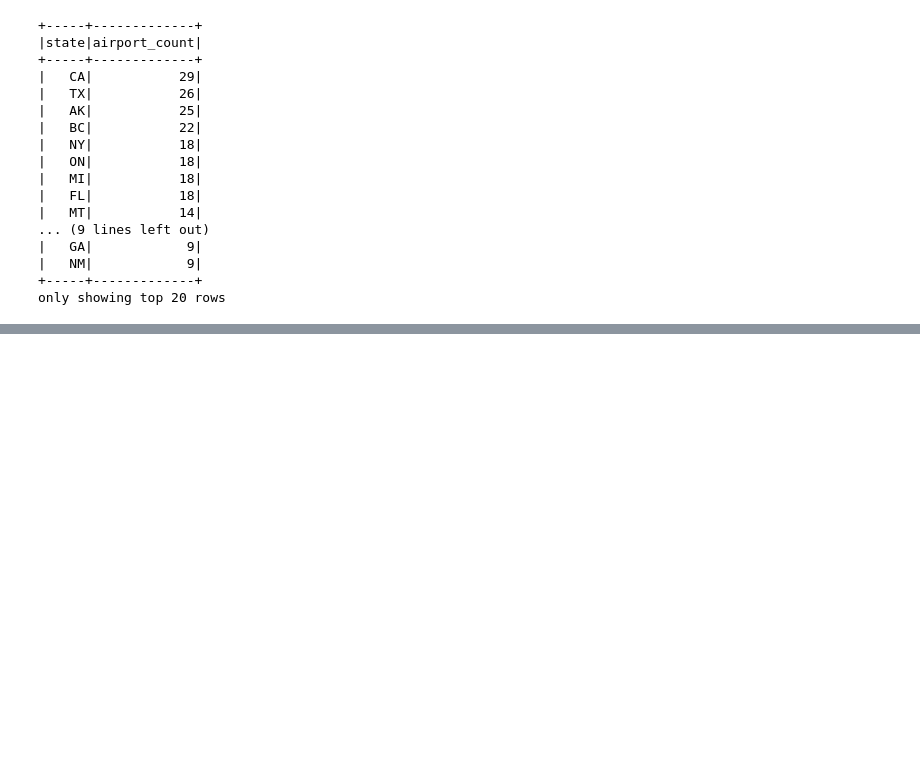
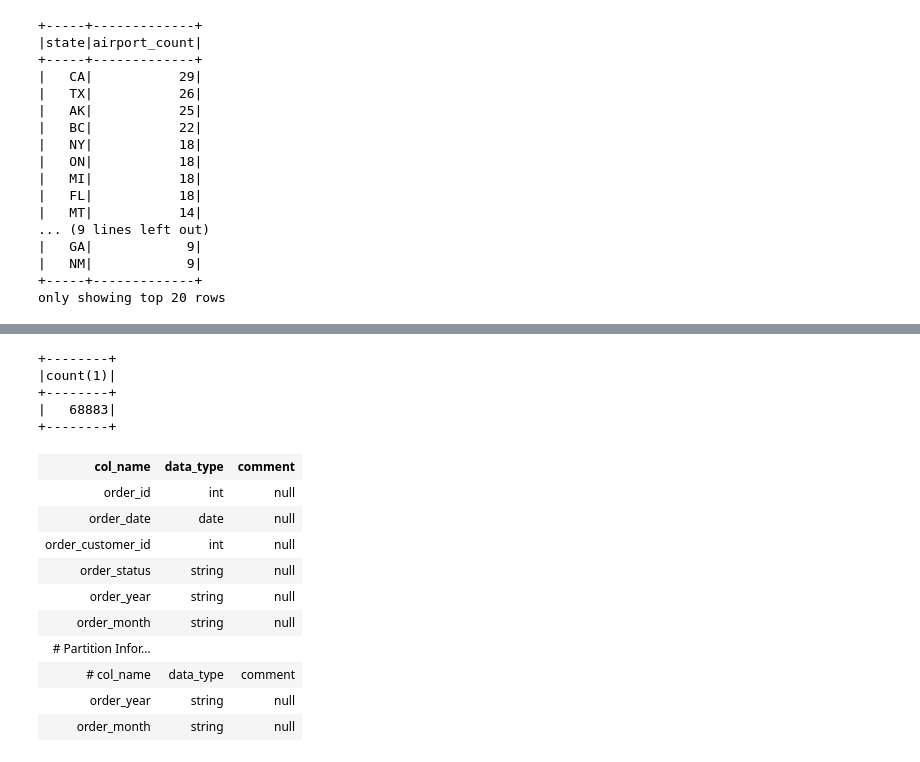
Before and after one commit to saravanankrishnarajan/Spark-using-Python-3, a Jupyter notebook: Section 18 Spark Metastore/Section 18 Exploring Spark Catalog.ipynb, the cells around one changed output, grey strips where cells are left out. Saved outputs shown, nothing was run; the diff lists cells and outputs as text; code cells hidden in the pictures; blank space fills up the shorter version.

```diff
--- a/Section 18 Spark Metastore/Section 18 Exploring Spark Catalog.ipynb
+++ b/Section 18 Spark Metastore/Section 18 Exploring Spark Catalog.ipynb
@@ -1698,0 +2052,22 @@ only showing top 20 rows
+# %%
+spark.sql("select count(1) from orders_part3").show()
+# %% [output]
++--------+
+|count(1)|
++--------+
+|   68883|
++--------+
+# %%
+spark.sql("describe orders_part3")
+# %% [output]
+| col_name | data_type | comment |
+| order_id | int | null |
+| order_date | date | null |
+| order_customer_id | int | null |
+| order_status | string | null |
+| order_year | string | null |
+| order_month | string | null |
+| # Partition Infor... |  |  |
+| # col_name | data_type | comment |
+| order_year | string | null |
+| order_month | string | null |
```
Also changed, not shown: parts of 80 cells of this notebook.
